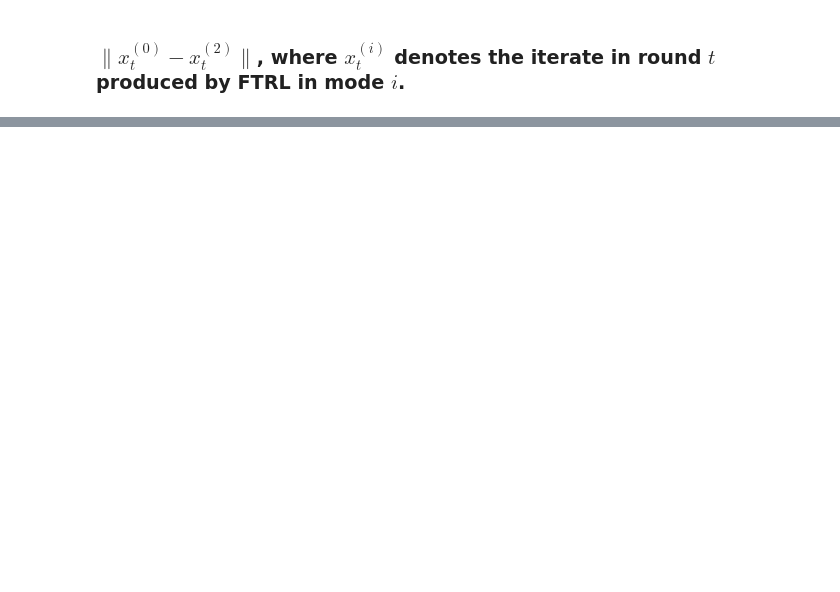
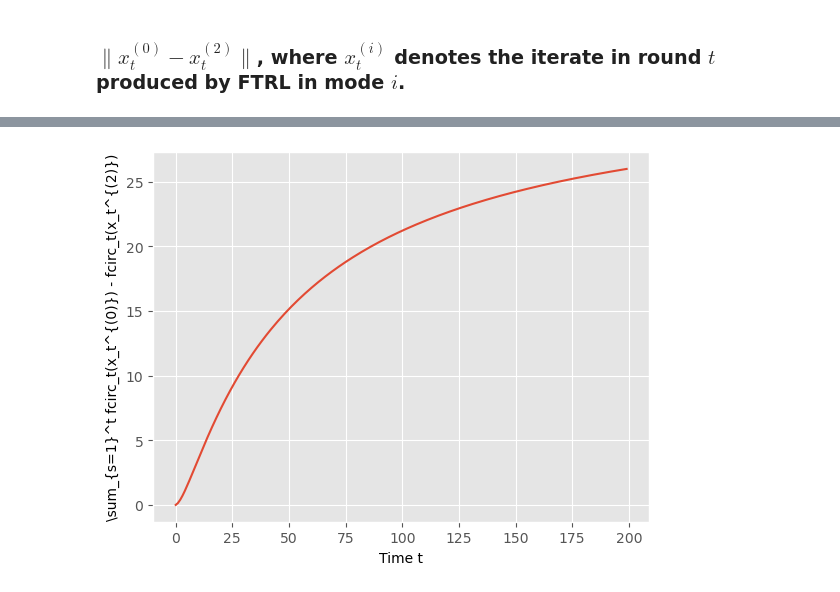
Before and after one commit to sdean-group/oco-with-memory-code, a Jupyter notebook: experiment.ipynb, the cells around one changed output, grey strips where cells are left out. Cells and saved outputs as stored; diff of their text form; code cells hidden in the pictures; blank space fills up the shorter version.

```diff
--- a/experiment.ipynb
+++ b/experiment.ipynb
@@ -142,7 +147,7 @@ for (i, mode) in enumerate(algorithms.mode_strs):
 # %%
 for (i, mode) in enumerate(algorithms.mode_strs):
     label = algorithms.mode_strs[mode]
-    plt.plot(l_diffs[i], label = label)
+    plt.plot(l_diffs[i], label = label, alpha = l_alpha[i])
 plt.xlabel('Time t')
 plt.ylabel('\| h_t - (x_t) \|')
 plt.legend()
@@ -177,0 +185,6 @@ logging.info(f'Decisions for mode 2: {[res.x for res in l_ftrl_res[2][:]]}')
+# %%
+l_diff = [
+    l_fn[i]([l_ftrl_res[0][i].x] * m) - l_fn[i]([l_ftrl_res[2][i].x] * m) \
+        for i in range(T)
+]
+l_diff = np.cumsum(l_diff)
@@ -177,0 +197,7 @@ logging.info(f'Decisions for mode 2: {[res.x for res in l_ftrl_res[2][:]]}')
+# %%
+plt.plot(l_diff)
+plt.xlabel('Time t')
+plt.ylabel('\sum_{s=1}^t fcirc_t(x_t^{(0)}) - fcirc_t(x_t^{(2)})')
+plt.show()
+# %% [output]
+[figure, added]
```
Also changed, not shown: parts of 15 cells of this notebook, 1 other file.
